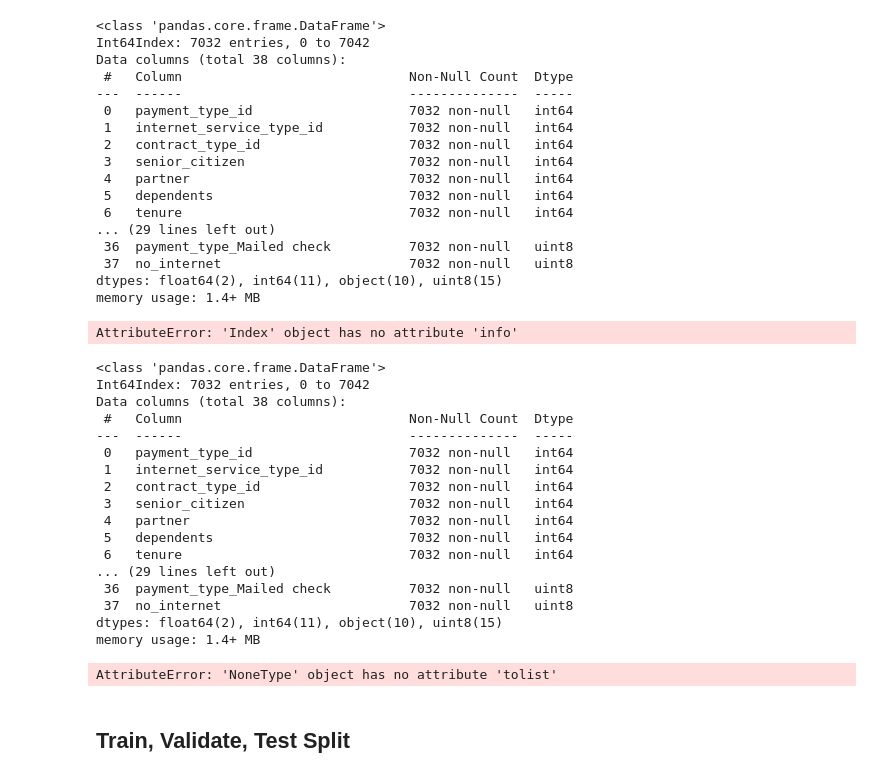
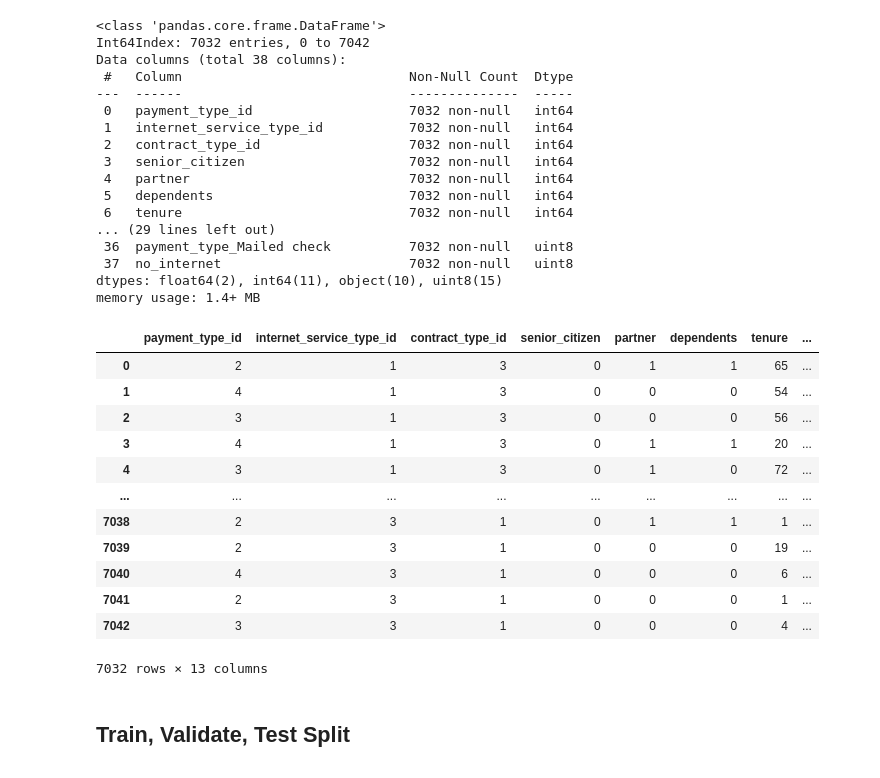
Before and after one commit to VelasquezAlejandro044/telco_classification_project, a Jupyter notebook: delme_2.ipynb, the cells around one changed output. Saved outputs shown, nothing was run; the diff lists cells and outputs as text; code cells hidden in the pictures.

```diff
--- a/delme_2.ipynb
+++ b/delme_2.ipynb
@@ -156,31 +95,25 @@ Data columns (total 38 columns):
  37  no_internet                        7032 non-null   uint8
 dtypes: float64(2), int64(11), object(10), uint8(15)
 memory usage: 1.4+ MB
-# %%
-list(df.columns)
-# %% [output]
-AttributeError: 'Index' object has no attribute 'info'
-# %%
-print(tabulate(df.info().tolist(), tablefmt="github",  headers="keys"))
-# %% [output]
-<class 'pandas.core.frame.DataFrame'>
-Int64Index: 7032 entries, 0 to 7042
-Data columns (total 38 columns):
- #   Column                             Non-Null Count  Dtype
----  ------                             --------------  -----
- 0   payment_type_id                    7032 non-null   int64
- 1   internet_service_type_id           7032 non-null   int64
- 2   contract_type_id                   7032 non-null   int64
- 3   senior_citizen                     7032 non-null   int64
- 4   partner                            7032 non-null   int64
- 5   dependents                         7032 non-null   int64
- 6   tenure                             7032 non-null   int64
-... (29 lines left out)
- 36  payment_type_Mailed check          7032 non-null   uint8
- 37  no_internet                        7032 non-null   uint8
-dtypes: float64(2), int64(11), object(10), uint8(15)
-memory usage: 1.4+ MB
-AttributeError: 'NoneType' object has no attribute 'tolist'
+# %%
+numerics = ['int16', 'int32', 'int64', 'float16', 'float32', 'float64']
+
+newdf = df.select_dtypes(include=numerics)
+newdf
+# %% [output]
+|  | payment_type_id | internet_service_type_id | contract_type_id | senior_citizen | partner | dependents | tenure | ... |
+| 0 | 2 | 1 | 3 | 0 | 1 | 1 | 65 | ... |
+| 1 | 4 | 1 | 3 | 0 | 0 | 0 | 54 | ... |
+| 2 | 3 | 1 | 3 | 0 | 0 | 0 | 56 | ... |
+| 3 | 4 | 1 | 3 | 0 | 1 | 1 | 20 | ... |
+| 4 | 3 | 1 | 3 | 0 | 1 | 0 | 72 | ... |
+| ... | ... | ... | ... | ... | ... | ... | ... | ... |
+| 7038 | 2 | 3 | 1 | 0 | 1 | 1 | 1 | ... |
+| 7039 | 2 | 3 | 1 | 0 | 0 | 0 | 19 | ... |
+| 7040 | 4 | 3 | 1 | 0 | 0 | 0 | 6 | ... |
+| 7041 | 2 | 3 | 1 | 0 | 0 | 0 | 1 | ... |
+| 7042 | 3 | 3 | 1 | 0 | 0 | 0 | 4 | ... |
+7032 rows × 13 columns
 # %% [markdown]
 ## Train, Validate, Test Split
 # %%
```
Also changed, not shown: parts of 24 cells of this notebook, 3 other files.
